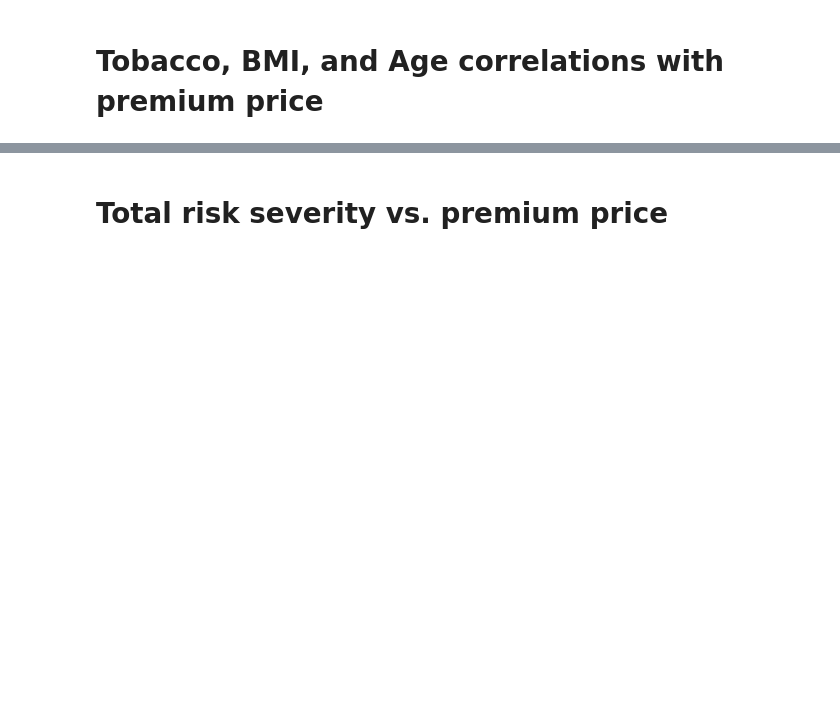
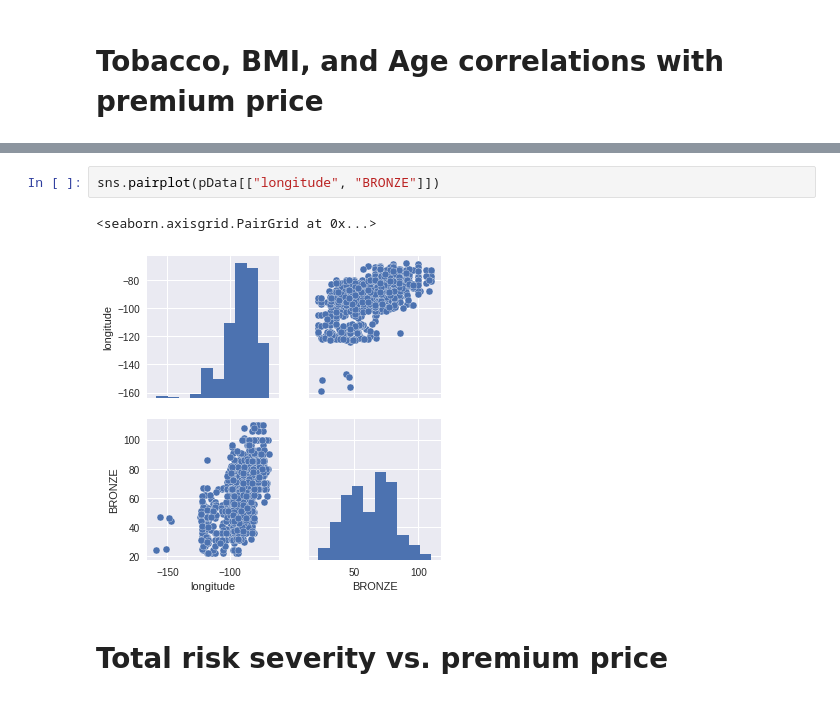
Before and after one commit to CallumKiefer/YHacks-Intellisurance-Quoting, a Jupyter notebook: PostProcessingNext.ipynb, the cells around one changed output, grey strips where cells are left out. Cells and saved outputs as stored; diff of their text form; blank space fills up the shorter version.

```diff
--- a/PostProcessingNext.ipynb
+++ b/PostProcessingNext.ipynb
@@ -119,3 +124,8 @@ sns.pairplot(pData[["TOBACCO", "bmi", "age", "BRONZE"]], hue="TOBACCO")
+# %%
+sns.pairplot(pData[["longitude", "BRONZE"]])
+# %% [output]
+<seaborn.axisgrid.PairGrid at 0x...>
+[figure, added]
 # %% [markdown]
 # Total risk severity vs. premium price
 # %%
```
Also changed, not shown: parts of 37 cells of this notebook, 4 other files.
